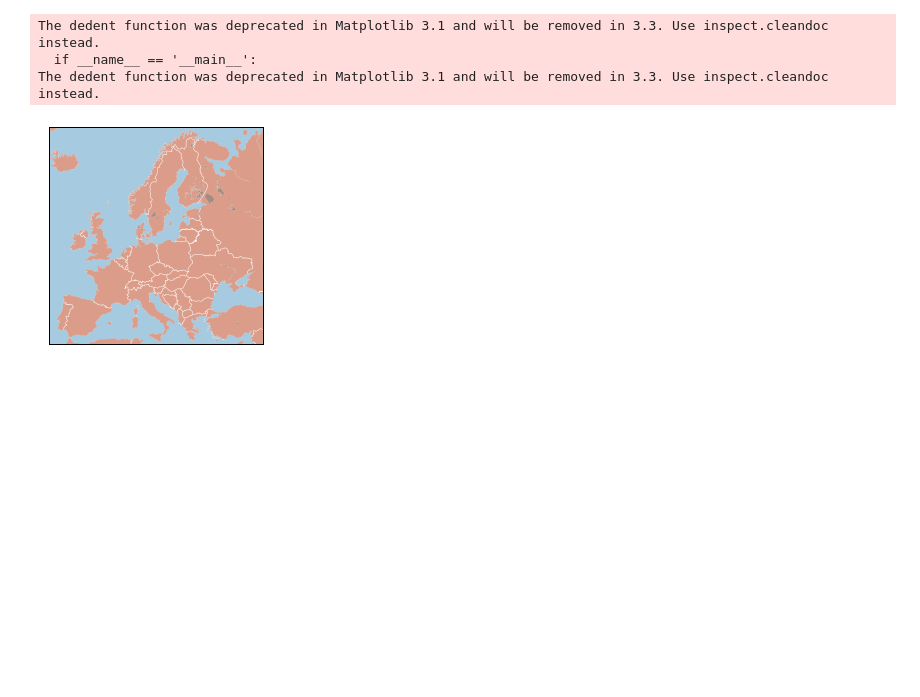
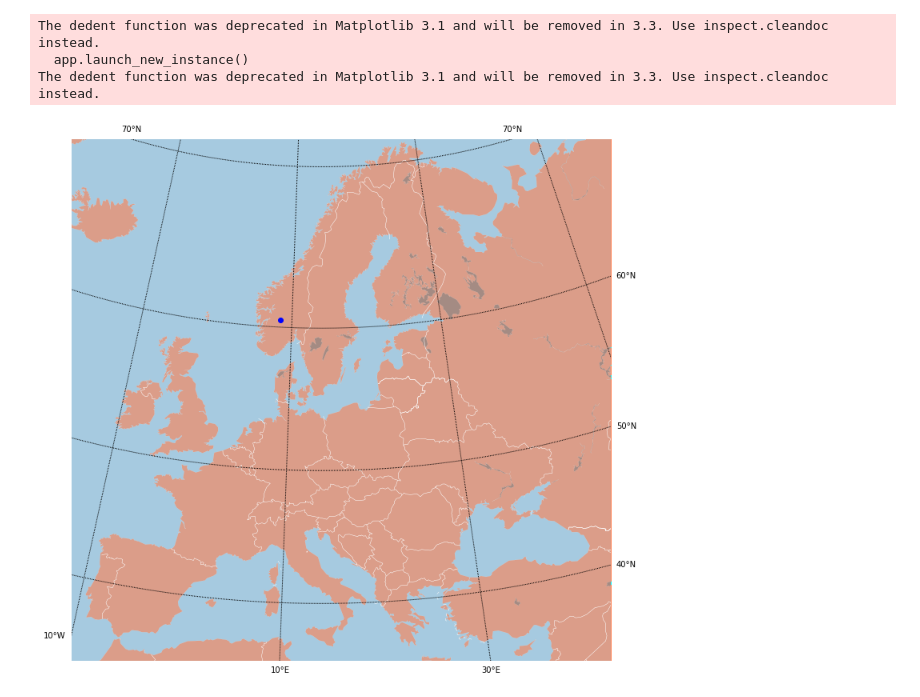
Before and after one commit to azmiozgen/mapy, a Jupyter notebook: basemap_test.ipynb, the cells around one changed output. Cells and saved outputs as stored; diff of their text form; code cells hidden in the pictures; blank space fills up the shorter version.

Commit message:
Complete coordinate reading and put on map, tested for Europe

```diff
--- a/basemap_test.ipynb
+++ b/basemap_test.ipynb
@@ -8,37 +14,51 @@ import matplotlib.pyplot as plt
+# %%
+TEXT_OFFSET = 10
 # %%
+plt.figure(figsize=(20, 12))
+
 # Control the position of the square. Give the coordinate of 2 corners
-m = Basemap(width=4000000,
-            height=4060000,
-            lat_0=55.5,
-            lon_0=14,
+m = Basemap(
+            # width=Continent.europe['width'],
+            # height=Continent.europe['height'],
+            # lat_0=Continent.europe['lat_0'],
+            lon_0=Continent.europe['lon_0'],
+            lat_1=Continent.europe['lat_1'],
+            lat_2=Continent.europe['lat_2'],
+            llcrnrlon=Continent.europe['llcrnrlon'],
+            llcrnrlat=Continent.europe['llcrnrlat'],
+            urcrnrlon=Continent.europe['urcrnrlon'],
+            urcrnrlat=Continent.europe['urcrnrlat'],
             projection='lcc',
             resolution='l',  ## c, l, i, h, f
-            lat_1=5.,
-            lat_2=55,
-#             llcrnrlon=-160,
-#             llcrnrlat=-60,
-#             urcrnrlon=160,
-#             urcrnrlat=70
            )
-# m = Basemap(llcrnrlon=-100, llcrnrlat=-58,urcrnrlon=-30,urcrnrlat=15)
 
-# Draw the components of the map
+# # Draw the components of the map
 m.drawmapboundary(fill_color='#A6CAE0', linewidth=0)
 m.fillcontinents(color='coral', alpha=0.6, lake_color='grey')
 m.drawcoastlines(linewidth=0.1, color="white")
+m.drawlsmask(land_color='coral',ocean_color='aqua',lakes=True)
 
-m.drawmapboundary(fill_color='#A6CAE0')
 m.drawcountries(color="white")
 
-# m.drawlsmask(land_color='coral',ocean_color='aqua',lakes=True)
+# ## Parallels and meridians
+parallels = np.arange(0.,81,10.)
+meridians = np.arange(10.,351.,20.)
+m.drawparallels(parallels, labels=[False,True,True,False])
+m.drawmeridians(meridians, labels=[True,False,False,True])
 
-m.bluemarble()
+# lon, lat = 8.468946, 60.472024
+x, y = m(lon, lat)   ## Map projection
+x_off, y_off = x + TEXT_OFFSET, y + TEXT_OFFSET
+lon, lat = m(x, y, inverse=True)  ## Back to longitude-latitude
+m.plot(x, y, 'bo')
 
+# plt.text
+(x_off, y_off, "Norway ({:.1f}, {:.1f})".format(lon, lat))
 plt.show()
 # %% [output]
 The dedent function was deprecated in Matplotlib 3.1 and will be removed in 3.3. Use inspect.cleandoc instead.
-  if __name__ == '__main__':
+  app.launch_new_instance()
 The dedent function was deprecated in Matplotlib 3.1 and will be removed in 3.3. Use inspect.cleandoc instead.
-[figure, old version]
+[figure, new version]
 # %%
 Basemap?
```
Also changed, not shown: parts of 1 cell of this notebook, 5 other files.
